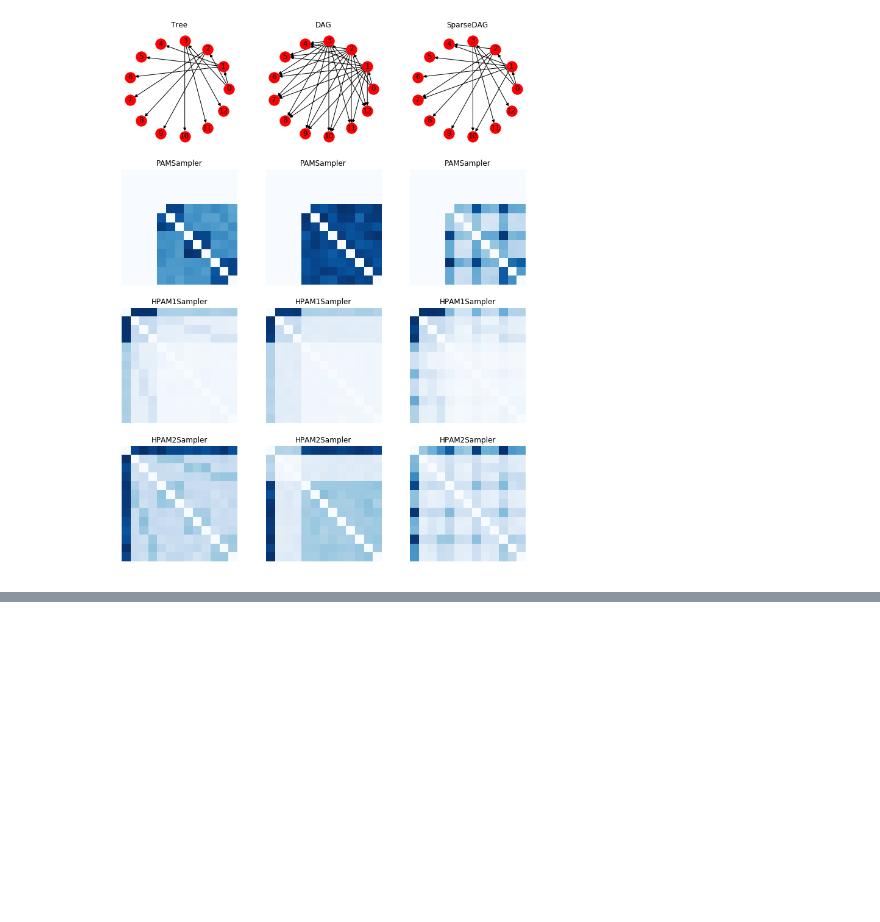
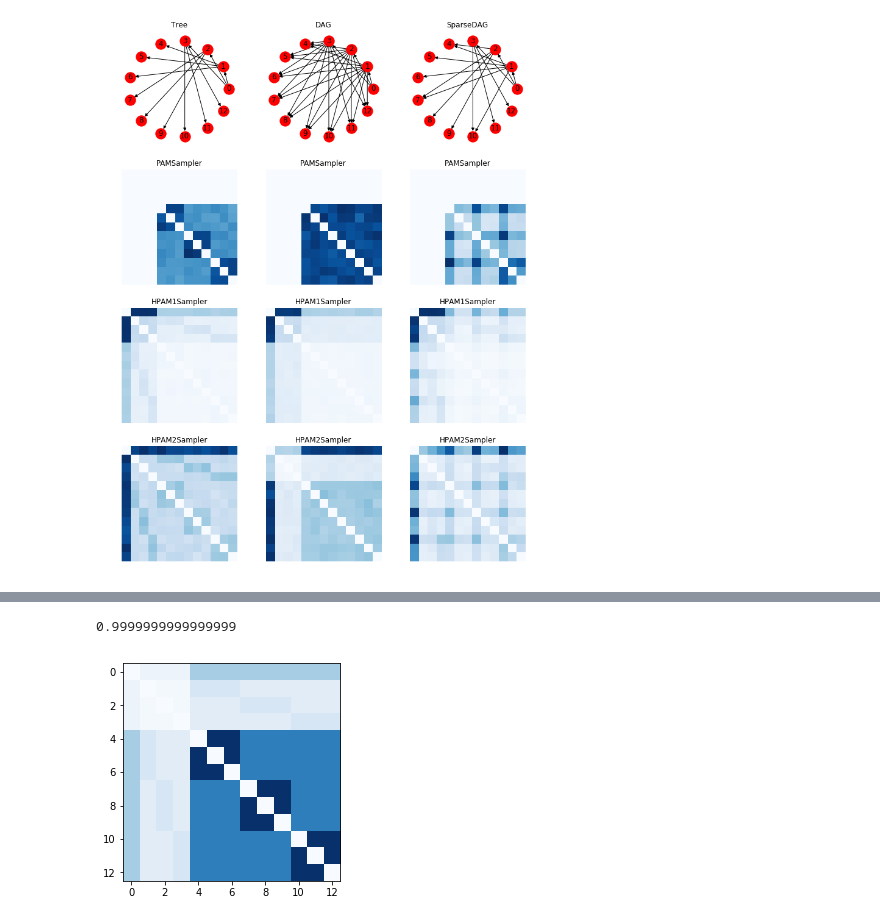
Before and after one commit to aleveren/ucsd-research, a Jupyter notebook: simple-hier-topic-model/simple-pachinko-data-sim.ipynb, the cells around one changed output, grey strips where cells are left out. Cells and saved outputs as stored; diff of their text form; code cells hidden in the pictures; blank space fills up the shorter version.

```diff
--- a/simple-hier-topic-model/simple-pachinko-data-sim.ipynb
+++ b/simple-hier-topic-model/simple-pachinko-data-sim.ipynb
@@ -267,0 +277,4 @@ for i, (graph_name, graph) in enumerate(graphs):
+# %%
+alpha = get_alpha(4, pexit = 1/2)
+print(alpha)
+print(alpha[0] / sum(alpha))
@@ -267,0 +330,32 @@ for i, (graph_name, graph) in enumerate(graphs):
+# %%
+def gen_all_paths(g, prefix=None):
+    if prefix is None:
+        prefix = (g.graph["root"],)
+    yield prefix
+    for c in g.neighbors(prefix[-1]):
+        new_prefix = prefix + (c,)
+        for p in gen_all_paths(g, new_prefix):
+            yield p
+# %%
+def compute_pairwise_matrix(g, alpha_func = None):
+    # hPAM2 calculations
+    if alpha_func is None:
+        alpha_func = get_alpha
+    num_nodes = len(g.nodes())
+    result = np.zeros((num_nodes, num_nodes))
+    for p1 in gen_all_paths(g):
+        i = p1[-1]
+        for p2 in gen_all_paths(g):
+            j = p2[-1]
+            result[i, j] += compute_pairwise(g, p1, p2, alpha_func = alpha_func)
+    return result
+# %%
+R = compute_pairwise_matrix(t, alpha_func=partial(get_alpha, pexit=0.05, scale=1.0))
+# %%
+R.sum()
+# %% [output]
+0.9999999999999999
+# %%
+fig, ax = plt.subplots(); ax.imshow(without_diag(R), cmap='Blues');
+# %% [output]
+[figure, added]
```
Also changed, not shown: parts of 5 cells of this notebook.
